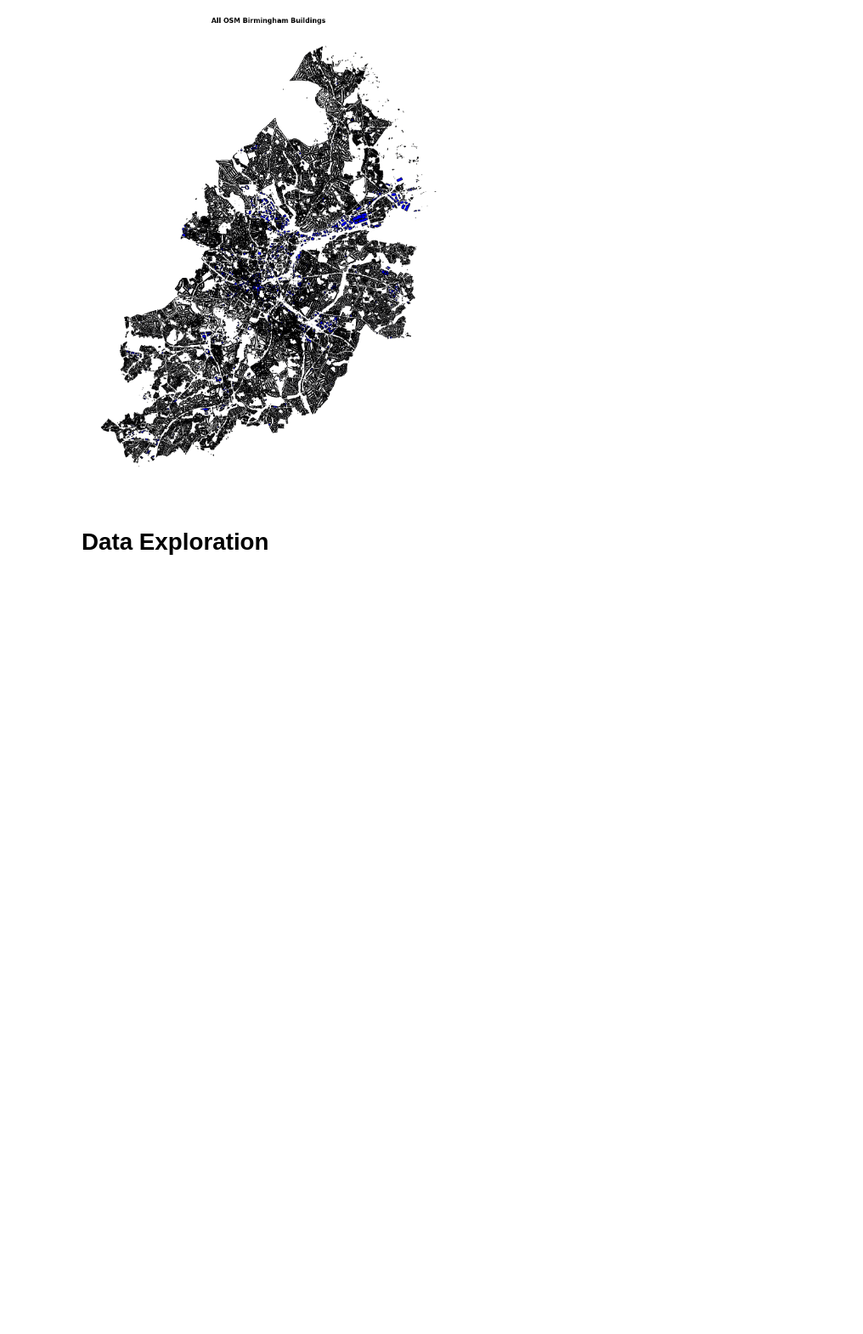
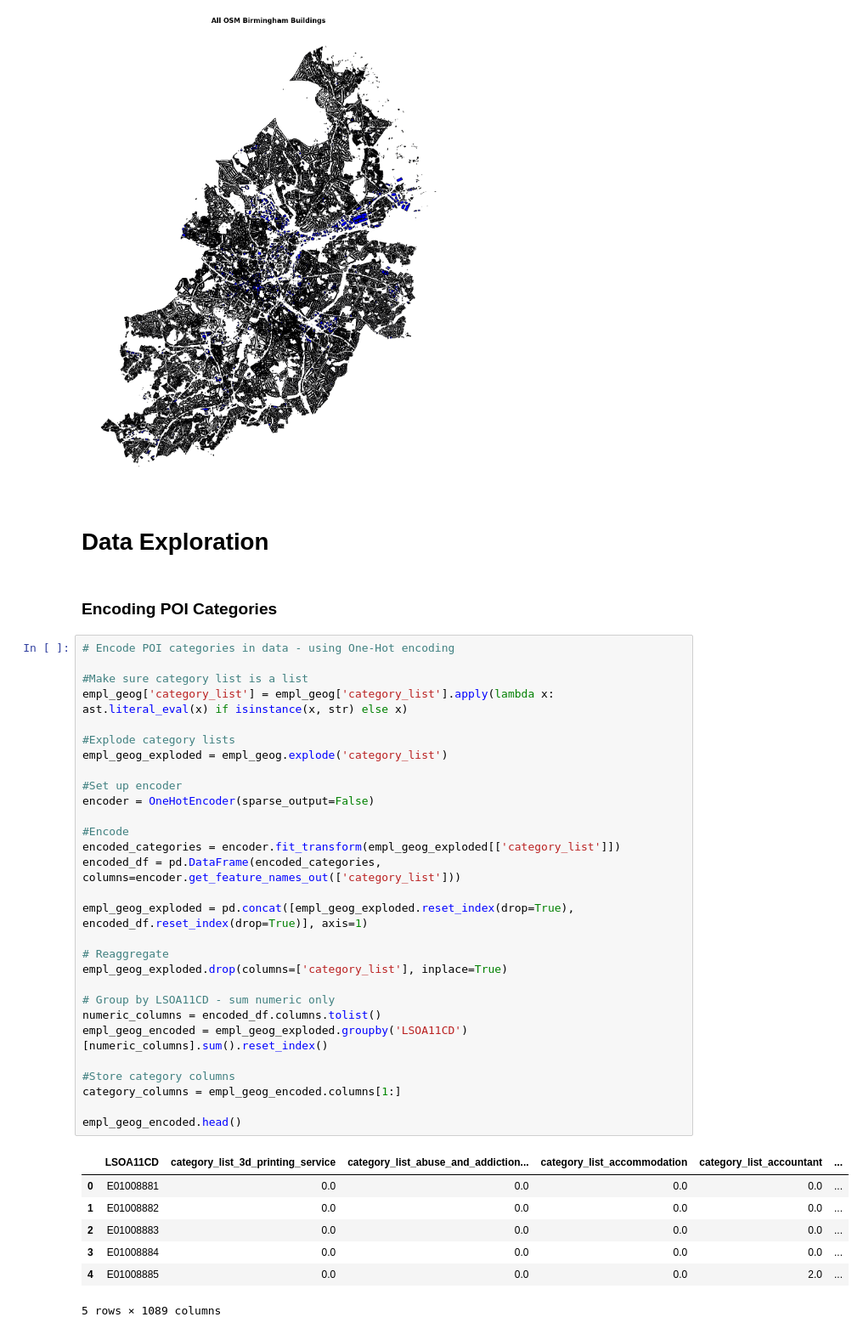
Before and after one commit to grolls23/MScDissertation, a Jupyter notebook: BirminghamTest.ipynb, the cells around one changed output. Shown at 85% size. Saved outputs shown, nothing was run; the diff lists cells and outputs as text; blank space fills up the shorter version.

```diff
--- a/BirminghamTest.ipynb
+++ b/BirminghamTest.ipynb
@@ -767,3 +769,42 @@ plt.show()
 [figure]
 # %% [markdown]
 # Data Exploration
+# %% [markdown]
+### Encoding POI Categories
+# %%
+# Encode POI categories in data - using One-Hot encoding
+
+#Make sure category list is a list
+empl_geog['category_list'] = empl_geog['category_list'].apply(lambda x: ast.literal_eval(x) if isinstance(x, str) else x)
+
+#Explode category lists
+empl_geog_exploded = empl_geog.explode('category_list')
+
+#Set up encoder
+encoder = OneHotEncoder(sparse_output=False)
+
+#Encode
+encoded_categories = encoder.fit_transform(empl_geog_exploded[['category_list']])
+encoded_df = pd.DataFrame(encoded_categories, columns=encoder.get_feature_names_out(['category_list']))
+
+empl_geog_exploded = pd.concat([empl_geog_exploded.reset_index(drop=True), encoded_df.reset_index(drop=True)], axis=1)
+
+# Reaggregate
+empl_geog_exploded.drop(columns=['category_list'], inplace=True)
+
+# Group by LSOA11CD - sum numeric only
+numeric_columns = encoded_df.columns.tolist()
+empl_geog_encoded = empl_geog_exploded.groupby('LSOA11CD')[numeric_columns].sum().reset_index()
+
+#Store category columns
+category_columns = empl_geog_encoded.columns[1:]
+
+empl_geog_encoded.head()
+# %% [output]
+|  | LSOA11CD | category_list_3d_printing_service | category_list_abuse_and_addiction... | category_list_accommodation | category_list_accountant | ... |
+| 0 | E01008881 | 0.0 | 0.0 | 0.0 | 0.0 | ... |
+| 1 | E01008882 | 0.0 | 0.0 | 0.0 | 0.0 | ... |
+| 2 | E01008883 | 0.0 | 0.0 | 0.0 | 0.0 | ... |
+| 3 | E01008884 | 0.0 | 0.0 | 0.0 | 0.0 | ... |
+| 4 | E01008885 | 0.0 | 0.0 | 0.0 | 2.0 | ... |
+5 rows × 1089 columns
```
Also changed, not shown: parts of 6 cells of this notebook, 33 other files.
